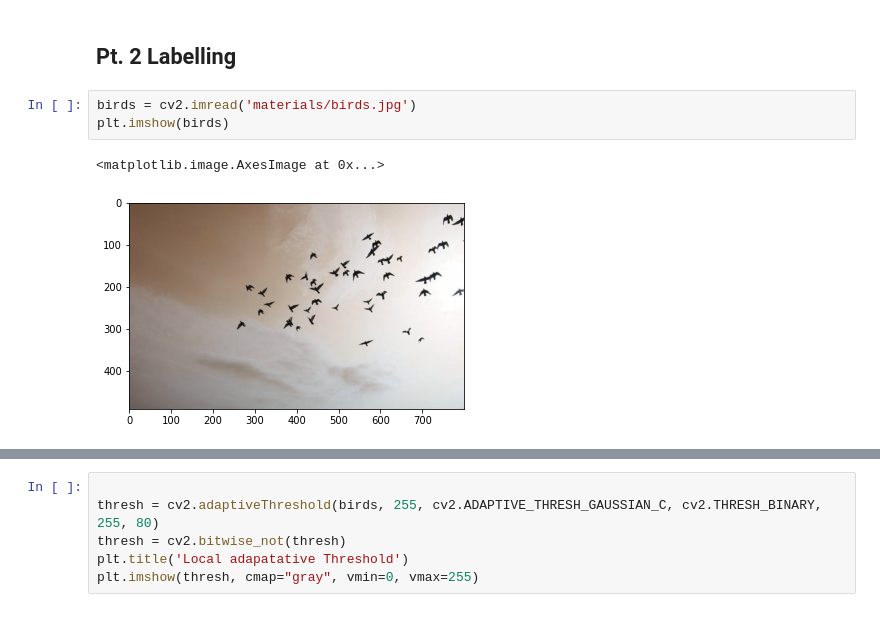
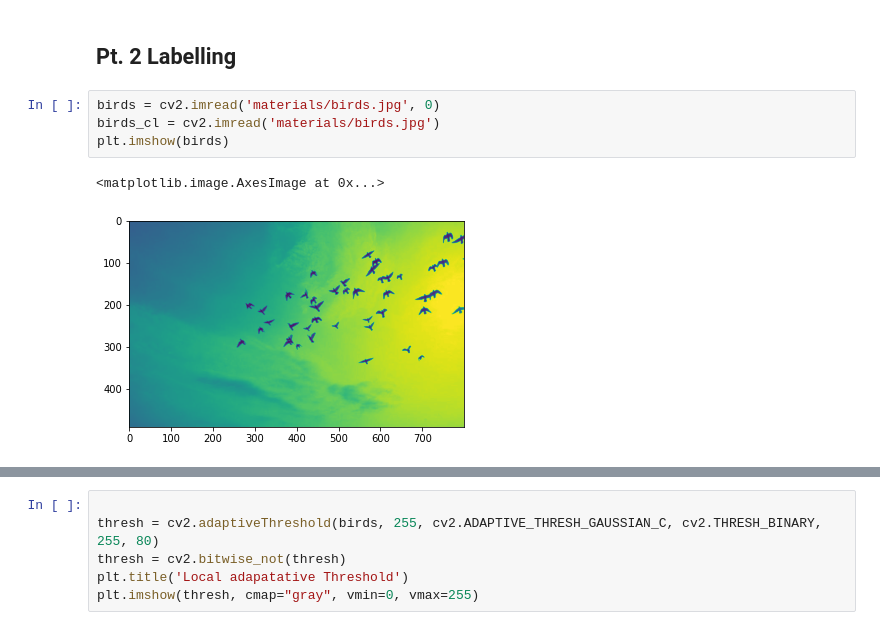
Before and after one commit to wvitzthum/CV_coursework, a Jupyter notebook: Coursework.ipynb, the cells around one changed output, grey strips where cells are left out. Saved outputs shown, nothing was run; the diff lists cells and outputs as text.

```diff
--- a/Coursework.ipynb
+++ b/Coursework.ipynb
@@ -69,8 +69,9 @@ plt.show()
 # %% [markdown]
 ## Pt. 2 Labelling
 # %%
-birds = cv2.imread('materials/birds.jpg')
+birds = cv2.imread('materials/birds.jpg', 0)
+birds_cl = cv2.imread('materials/birds.jpg')
 plt.imshow(birds)
 # %% [output]
 <matplotlib.image.AxesImage at 0x...>
-[figure, old version]
+[figure, new version]
```
Also changed, not shown: parts of 2 cells of this notebook, 1 other file.
